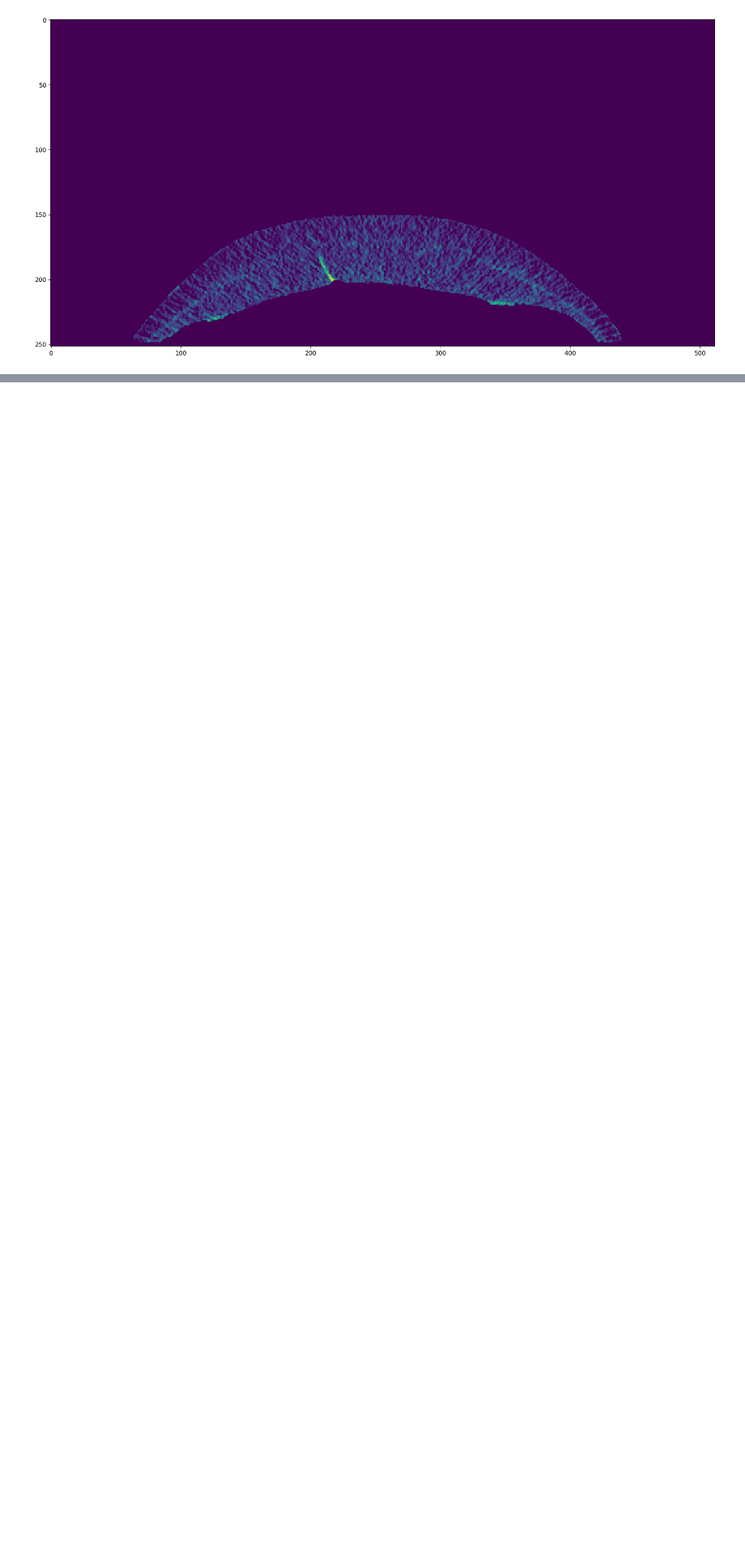
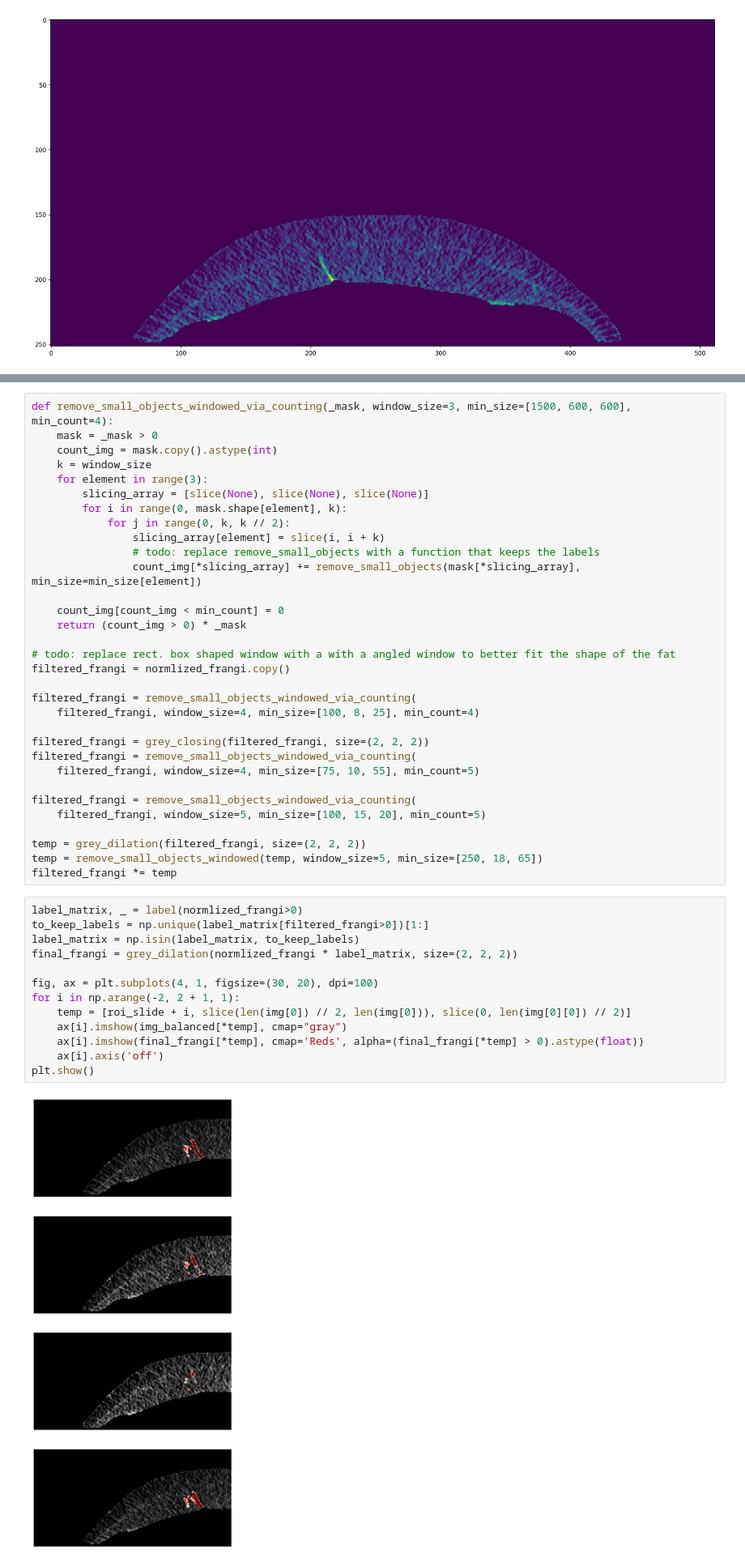
Before and after one commit to HosseinOutward/VUB-ACS-24_Hospital_Project, a Jupyter notebook: HP Clean.ipynb, the cells around one changed output, grey strips where cells are left out. Shown at 81% size. Saved outputs shown, nothing was run; the diff lists cells and outputs as text; blank space fills up the shorter version.

```diff
--- a/HP Clean.ipynb
+++ b/HP Clean.ipynb
@@ -275,0 +244,47 @@ for i in np.arange(-1, 2 + 1, 1):
+# %%
+def remove_small_objects_windowed_via_counting(_mask, window_size=3, min_size=[1500, 600, 600], min_count=4):
+    mask = _mask > 0
+    count_img = mask.copy().astype(int)
+    k = window_size
+    for element in range(3):
+        slicing_array = [slice(None), slice(None), slice(None)]
+        for i in range(0, mask.shape[element], k):
+            for j in range(0, k, k // 2):
+                slicing_array[element] = slice(i, i + k)
+                # todo: replace remove_small_objects with a function that keeps the labels
+                count_img[*slicing_array] += remove_small_objects(mask[*slicing_array], min_size=min_size[element])
+
+    count_img[count_img < min_count] = 0
+    return (count_img > 0) * _mask
+
+# todo: replace rect. box shaped window with a with a angled window to better fit the shape of the fat
+filtered_frangi = normlized_frangi.copy()
+
+filtered_frangi = remove_small_objects_windowed_via_counting(
+    filtered_frangi, window_size=4, min_size=[100, 8, 25], min_count=4)
+
+filtered_frangi = grey_closing(filtered_frangi, size=(2, 2, 2))
+filtered_frangi = remove_small_objects_windowed_via_counting(
+    filtered_frangi, window_size=4, min_size=[75, 10, 55], min_count=5)
+
+filtered_frangi = remove_small_objects_windowed_via_counting(
+    filtered_frangi, window_size=5, min_size=[100, 15, 20], min_count=5)
+
+temp = grey_dilation(filtered_frangi, size=(2, 2, 2))
+temp = remove_small_objects_windowed(temp, window_size=5, min_size=[250, 18, 65])
+filtered_frangi *= temp
+# %%
+label_matrix, _ = label(normlized_frangi>0)
+to_keep_labels = np.unique(label_matrix[filtered_frangi>0])[1:]
+label_matrix = np.isin(label_matrix, to_keep_labels)
+final_frangi = grey_dilation(normlized_frangi * label_matrix, size=(2, 2, 2))
+
+fig, ax = plt.subplots(4, 1, figsize=(30, 20), dpi=100)
+for i in np.arange(-2, 2 + 1, 1):
+    temp = [roi_slide + i, slice(len(img[0]) // 2, len(img[0])), slice(0, len(img[0][0]) // 2)]
+    ax[i].imshow(img_balanced[*temp], cmap="gray")
+    ax[i].imshow(final_frangi[*temp], cmap='Reds', alpha=(final_frangi[*temp] > 0).astype(float))
+    ax[i].axis('off')
+plt.show()
+# %% [output]
+[figure, added]
```
Also changed, not shown: parts of 8 cells of this notebook.
